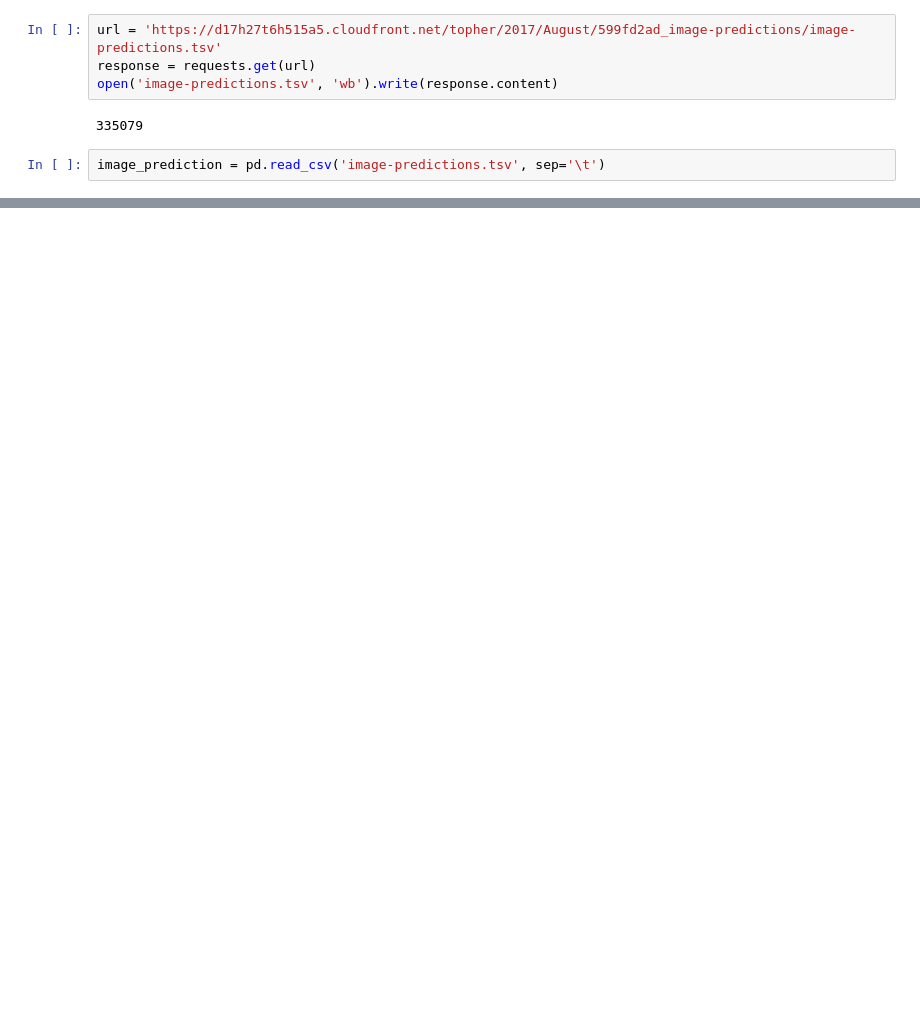
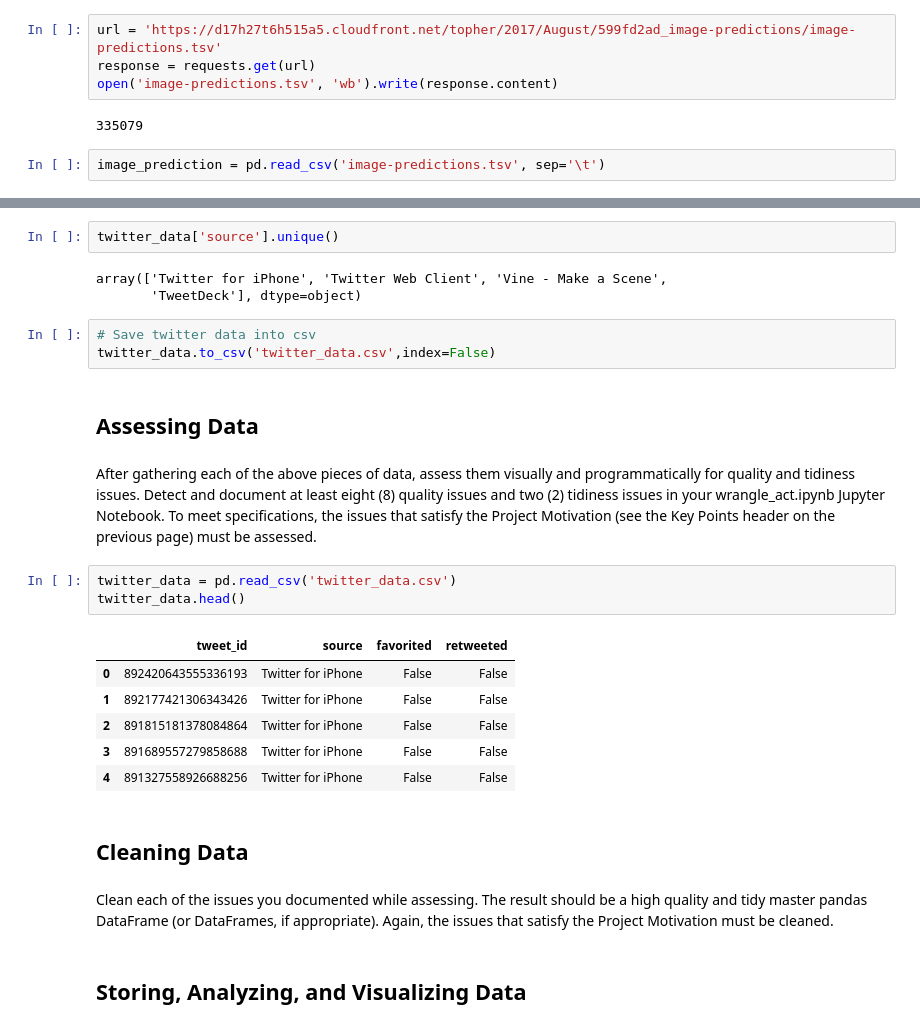
Before and after one commit to keruichen-coco/Wrangle_and_analyze_data, a Jupyter notebook: wrangle_act.ipynb, the cells around one changed output, grey strips where cells are left out. Drawn from its saved outputs; the diff is of its cells as text; blank space fills up the shorter version.

```diff
--- a/wrangle_act.ipynb
+++ b/wrangle_act.ipynb
@@ -38,0 +200,28 @@ image_prediction.head()
+# %%
+twitter_data['source'].unique()
+# %% [output]
+array(['Twitter for iPhone', 'Twitter Web Client', 'Vine - Make a Scene',
+       'TweetDeck'], dtype=object)
+# %%
+# Save twitter data into csv
+twitter_data.to_csv('twitter_data.csv',index=False)
+# %% [markdown]
+## Assessing Data
+# %% [markdown]
+After gathering each of the above pieces of data, assess them visually and programmatically for quality and tidiness issues. Detect and document at least eight (8) quality issues and two (2) tidiness issues in your wrangle_act.ipynb Jupyter Notebook. To meet specifications, the issues that satisfy the Project Motivation (see the Key Points header on the previous page) must be assessed.
+# %%
+twitter_data = pd.read_csv('twitter_data.csv')
+twitter_data.head()
+# %% [output]
+|  | tweet_id | source | favorited | retweeted |
+| 0 | 892420643555336193 | Twitter for iPhone | False | False |
+| 1 | 892177421306343426 | Twitter for iPhone | False | False |
+| 2 | 891815181378084864 | Twitter for iPhone | False | False |
+| 3 | 891689557279858688 | Twitter for iPhone | False | False |
+| 4 | 891327558926688256 | Twitter for iPhone | False | False |
+# %% [markdown]
+## Cleaning Data
+# %% [markdown]
+Clean each of the issues you documented while assessing. The result should be a high quality and tidy master pandas DataFrame (or DataFrames, if appropriate). Again, the issues that satisfy the Project Motivation must be cleaned.
+# %% [markdown]
+## Storing, Analyzing, and Visualizing Data
```
Also changed, not shown: parts of 15 cells of this notebook.
